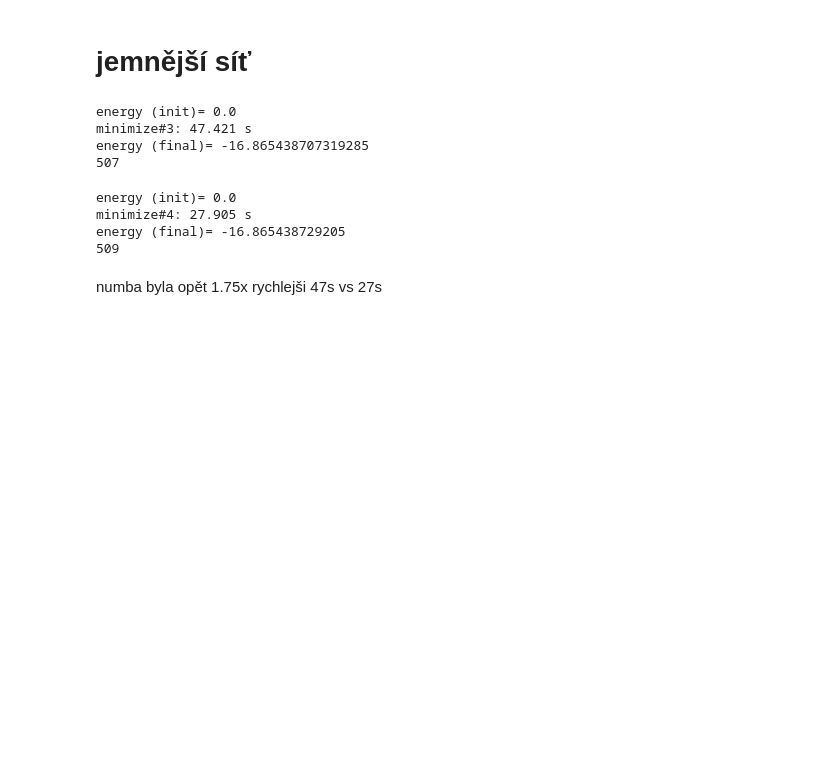
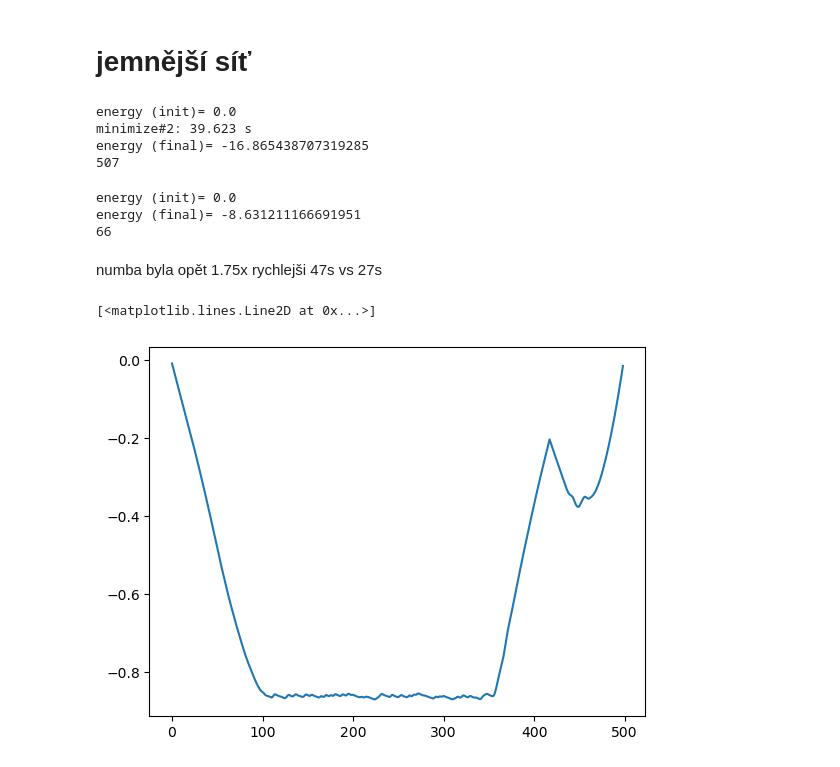
Before and after one commit to Beremi/pLaplace, a Jupyter notebook: pLaplace_1D/pLaplace_numba.ipynb, the cells around one changed output. Saved outputs shown, nothing was run; the diff lists cells and outputs as text; code cells hidden in the pictures; blank space fills up the shorter version.

```diff
--- a/pLaplace_1D/pLaplace_numba.ipynb
+++ b/pLaplace_1D/pLaplace_numba.ipynb
@@ -9,7 +9,7 @@ from my_timer import timer_decorator
 # funkcionály optimalizované pro numpy
 # %%
 p, a, b = 3, -1, 1
-ne = 200
+ne = 20
 x = np.linspace(a, b, ne + 1)
 h = np.diff(x)
 
@@ -109,21 +109,26 @@ print("energy (final)=", energy_numpy(solopt.x, fx, v, h, p))
 print(solopt.nit)
 # %% [output]
 energy (init)= 0.0
-minimize#3: 47.421 s
+minimize#2: 39.623 s
 energy (final)= -16.865438707319285
 507
 # %%
+
 print("energy (init)=", energy_numba(v_internal, fx, v, h, p))
 
 
-solopt = minimize_timed(energy_numba, v_internal, args=(fx, v, h, p))
+solopt = minimize(energy_numba, v_internal, args=(fx, v, h, p), method='Powell')
 
 print("energy (final)=", energy_numba(solopt.x, fx, v, h, p))
 print(solopt.nit)
 # %% [output]
 energy (init)= 0.0
-minimize#4: 27.905 s
-energy (final)= -16.865438729205
-509
+energy (final)= -8.631211166691951
+66
 # %% [markdown]
 numba byla opět 1.75x rychlejši 47s vs 27s
+# %%
+plt.plot(solopt.x)
+# %% [output]
+[<matplotlib.lines.Line2D at 0x...>]
+[figure, added]
```
Also changed, not shown: parts of 9 cells of this notebook, 5 other files.
